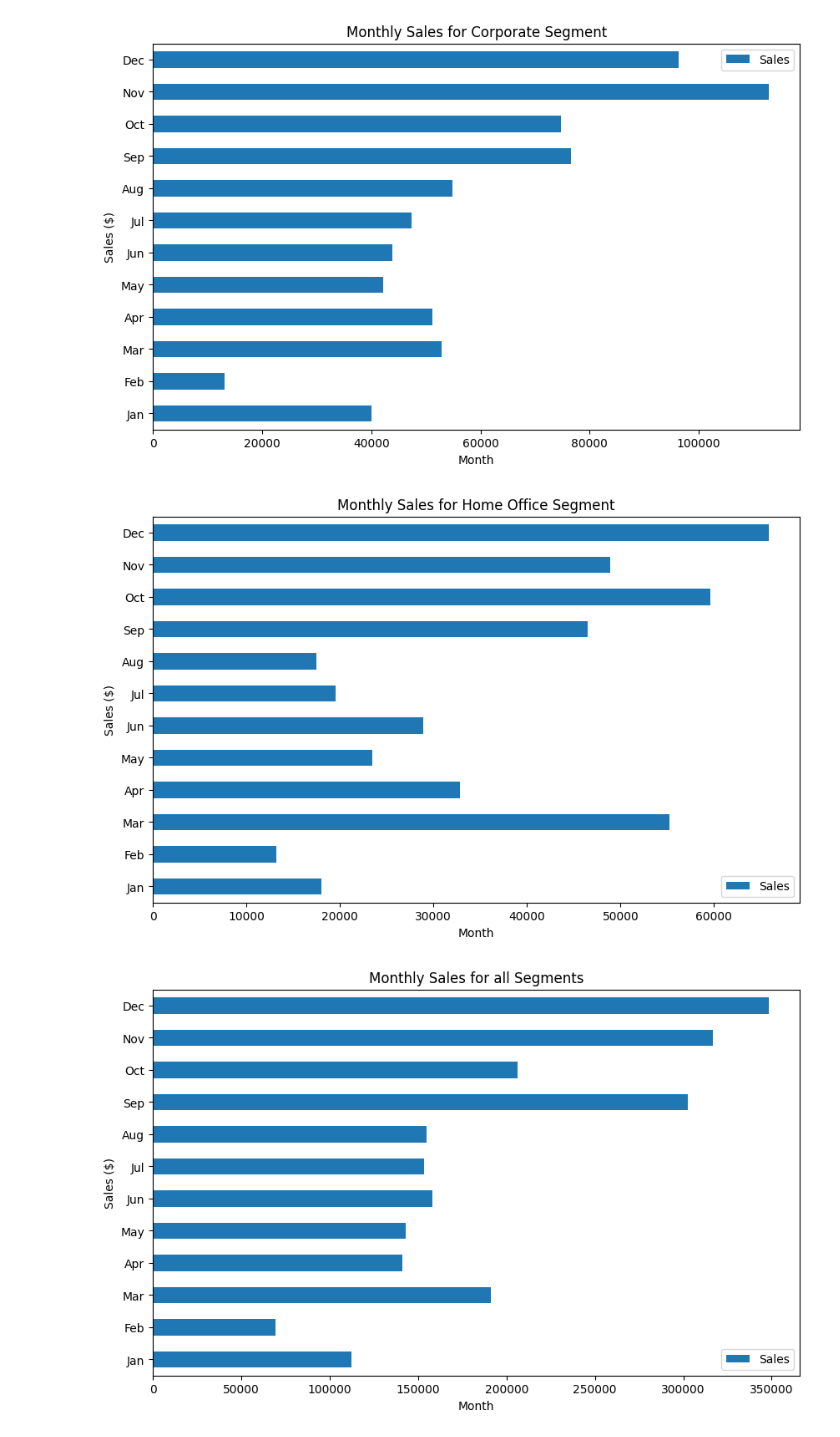
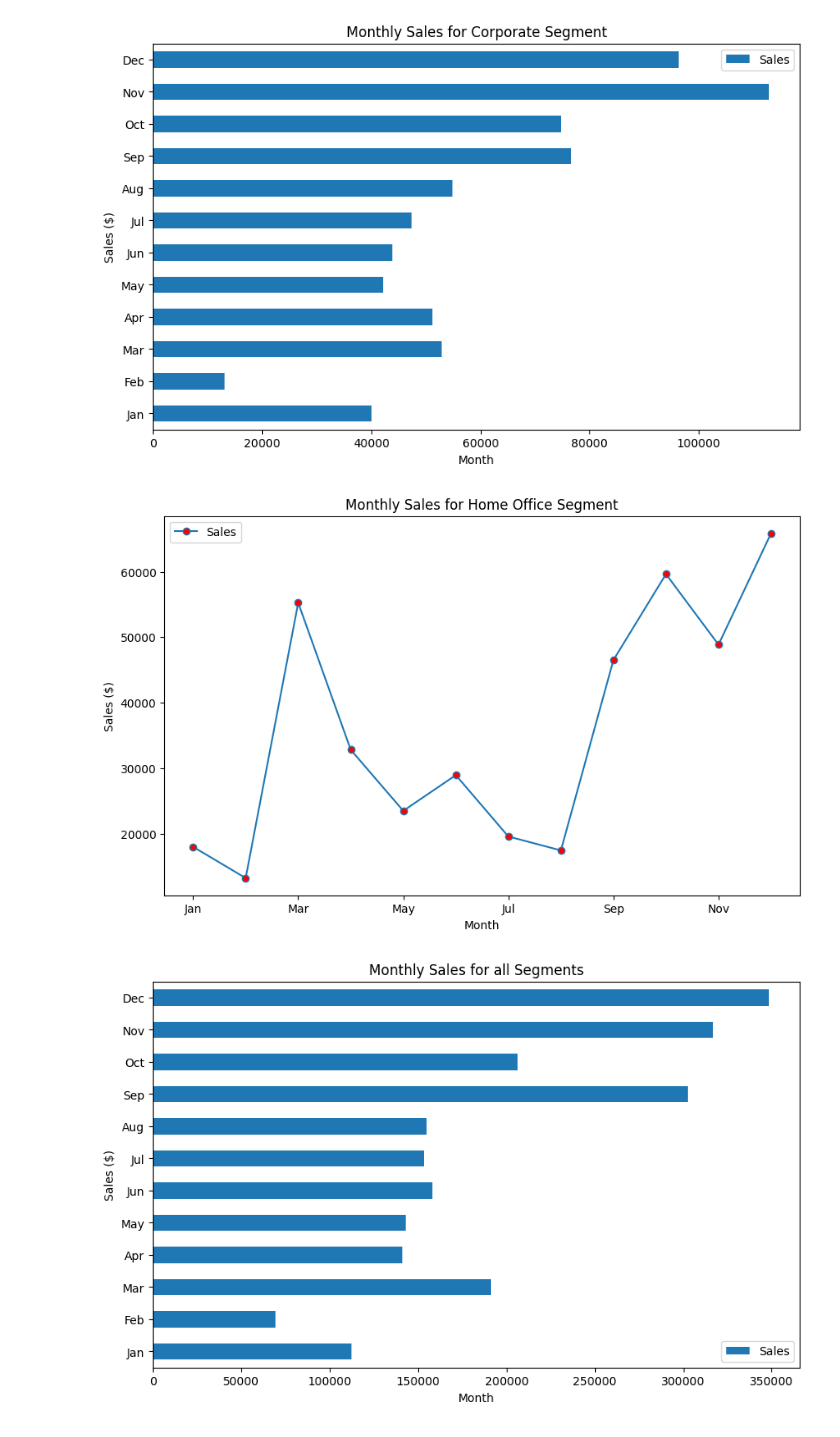
Before and after one commit to manipuppeteer/Data-Analysis-Project-DataCraft, a Jupyter notebook: superstore_sales/sales_analyis.ipynb, the cells around one changed output. Drawn from its saved outputs; the diff is of its cells as text; code cells hidden in the pictures.

```diff
--- a/superstore_sales/sales_analyis.ipynb
+++ b/superstore_sales/sales_analyis.ipynb
@@ -205,20 +206,23 @@ plt.show()
 # %%
 # Create figure and axes first
 fig, ax = plt.subplots(figsize=(10, 6))
 month_names = ['Jan', 'Feb', 'Mar', 'Apr', 'May', 'Jun', 'Jul', 'Aug', 'Sep', 'Oct', 'Nov', 'Dec']
 
 monthly_sales = df.query("(Segment == 'Home Office')").groupby('Ship Month').agg({'Sales':'sum'})
 monthly_sales.index = month_names
-monthly_sales.plot(kind='barh', ax=ax)
+monthly_sales.plot(kind='line',
+                    markerfacecolor='red',
+                    marker = 'o',
+                    ax=ax)
 
 # Customize the plot
 ax.set_title('Monthly Sales for Home Office Segment')
 ax.set_ylabel('Sales ($)')
 ax.set_xlabel('Month')
 
 plt.show()
 # %% [output]
-[figure, old version]
+[figure, new version]
 # %%
 # Create figure and axes first
 fig, ax = plt.subplots(figsize=(10, 6))
```
Also changed, not shown: parts of 32 cells of this notebook, 1 other file.
